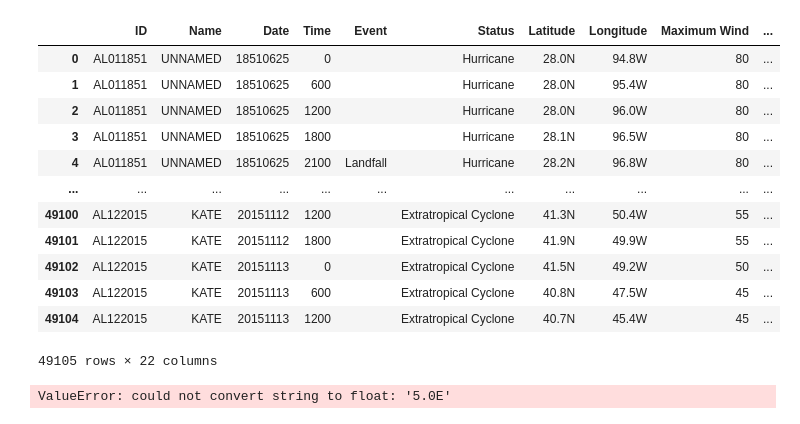
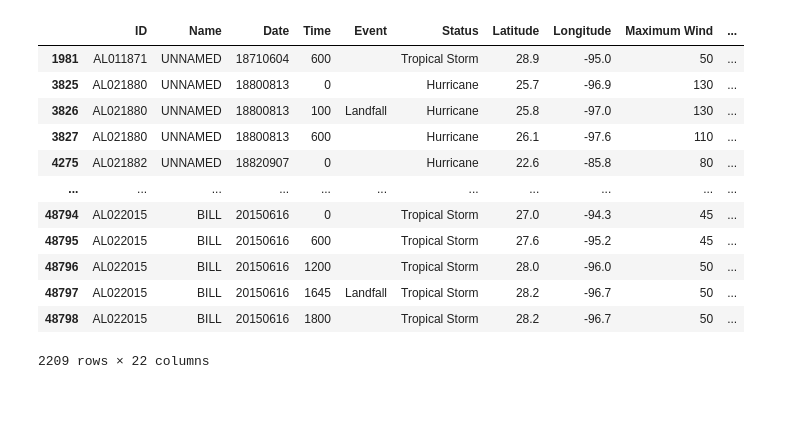
Before and after one commit to jakewmayfield/weather-prediction, a Jupyter notebook: hurdat_df.ipynb, the cells around one changed output. Drawn from its saved outputs; the diff is of its cells as text; code cells hidden in the pictures.

```diff
--- a/hurdat_df.ipynb
+++ b/hurdat_df.ipynb
@@ -45,3 +110,20 @@ for x in range(len(lat)):
+# %%
+filt_df2 = filt_df[(filt_df["Minimum Pressure"]>=0)]
+filt_df2
+# %% [output]
+|  | ID | Name | Date | Time | Event | Status | Latitude | Longitude | Maximum Wind | ... |
+| 1981 | AL011871 | UNNAMED | 18710604 | 600 |  | Tropical Storm | 28.9 | -95.0 | 50 | ... |
+| 3825 | AL021880 | UNNAMED | 18800813 | 0 |  | Hurricane | 25.7 | -96.9 | 130 | ... |
+| 3826 | AL021880 | UNNAMED | 18800813 | 100 | Landfall | Hurricane | 25.8 | -97.0 | 130 | ... |
+| 3827 | AL021880 | UNNAMED | 18800813 | 600 |  | Hurricane | 26.1 | -97.6 | 110 | ... |
+| 4275 | AL021882 | UNNAMED | 18820907 | 0 |  | Hurricane | 22.6 | -85.8 | 80 | ... |
+| ... | ... | ... | ... | ... | ... | ... | ... | ... | ... | ... |
+| 48794 | AL022015 | BILL | 20150616 | 0 |  | Tropical Storm | 27.0 | -94.3 | 45 | ... |
+| 48795 | AL022015 | BILL | 20150616 | 600 |  | Tropical Storm | 27.6 | -95.2 | 45 | ... |
+| 48796 | AL022015 | BILL | 20150616 | 1200 |  | Tropical Storm | 28.0 | -96.0 | 50 | ... |
+| 48797 | AL022015 | BILL | 20150616 | 1645 | Landfall | Tropical Storm | 28.2 | -96.7 | 50 | ... |
+| 48798 | AL022015 | BILL | 20150616 | 1800 |  | Tropical Storm | 28.2 | -96.7 | 50 | ... |
+2209 rows × 22 columns
 # %%
 #turn cities into df
 df_city = pd.DataFrame({
@@ -49,34 +131,3 @@ df_city = pd.DataFrame({
     "lat":lat,
     "lng":lng,
 })
-# %%
-awdf
-# %% [output]
-|  | ID | Name | Date | Time | Event | Status | Latitude | Longitude | Maximum Wind | ... |
-| 0 | AL011851 | UNNAMED | 18510625 | 0 |  | Hurricane | 28.0N | 94.8W | 80 | ... |
-| 1 | AL011851 | UNNAMED | 18510625 | 600 |  | Hurricane | 28.0N | 95.4W | 80 | ... |
-| 2 | AL011851 | UNNAMED | 18510625 | 1200 |  | Hurricane | 28.0N | 96.0W | 80 | ... |
-| 3 | AL011851 | UNNAMED | 18510625 | 1800 |  | Hurricane | 28.1N | 96.5W | 80 | ... |
-| 4 | AL011851 | UNNAMED | 18510625 | 2100 | Landfall | Hurricane | 28.2N | 96.8W | 80 | ... |
-| ... | ... | ... | ... | ... | ... | ... | ... | ... | ... | ... |
-| 49100 | AL122015 | KATE | 20151112 | 1200 |  | Extratropical Cyclone | 41.3N | 50.4W | 55 | ... |
-| 49101 | AL122015 | KATE | 20151112 | 1800 |  | Extratropical Cyclone | 41.9N | 49.9W | 55 | ... |
-| 49102 | AL122015 | KATE | 20151113 | 0 |  | Extratropical Cyclone | 41.5N | 49.2W | 50 | ... |
-| 49103 | AL122015 | KATE | 20151113 | 600 |  | Extratropical Cyclone | 40.8N | 47.5W | 45 | ... |
-| 49104 | AL122015 | KATE | 20151113 | 1200 |  | Extratropical Cyclone | 40.7N | 45.4W | 45 | ... |
-49105 rows × 22 columns
-# %%
-lat=awdf["Latitude"].to_string()
-lat = awdf.loc[:, "Latitude"]
-lat = lat.str.replace('N', "")
-awdf.loc[:,'Latitude'] = lat
-
-
-lng=awdf["Longitude"].to_string()
-lng = awdf.loc[:, "Longitude"]
-lng = lng.str.replace('W', "")
-awdf.loc[:,'Longitude'] = lng.astype('float') * -1
-
-#print(lng)
-# %% [output]
-ValueError: could not convert string to float: '5.0E'
```
Also changed, not shown: parts of 10 cells of this notebook.
